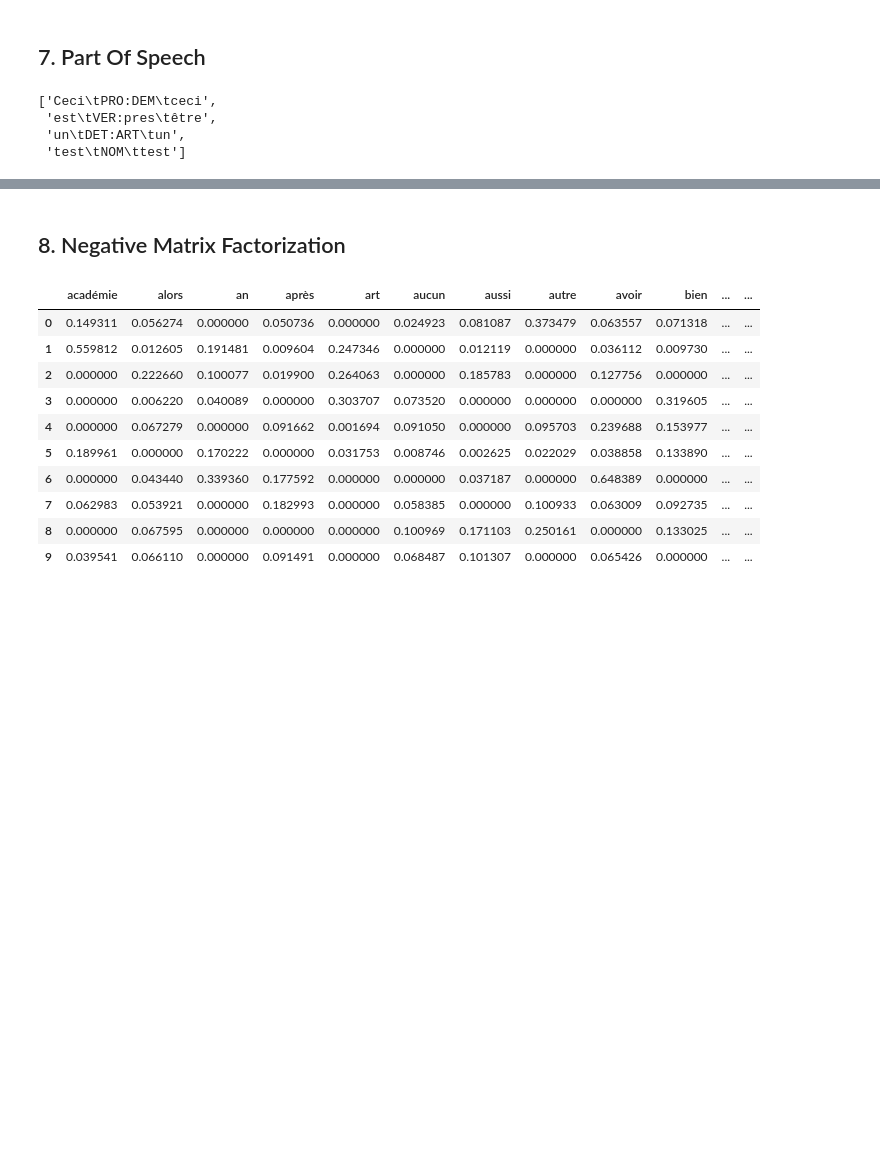
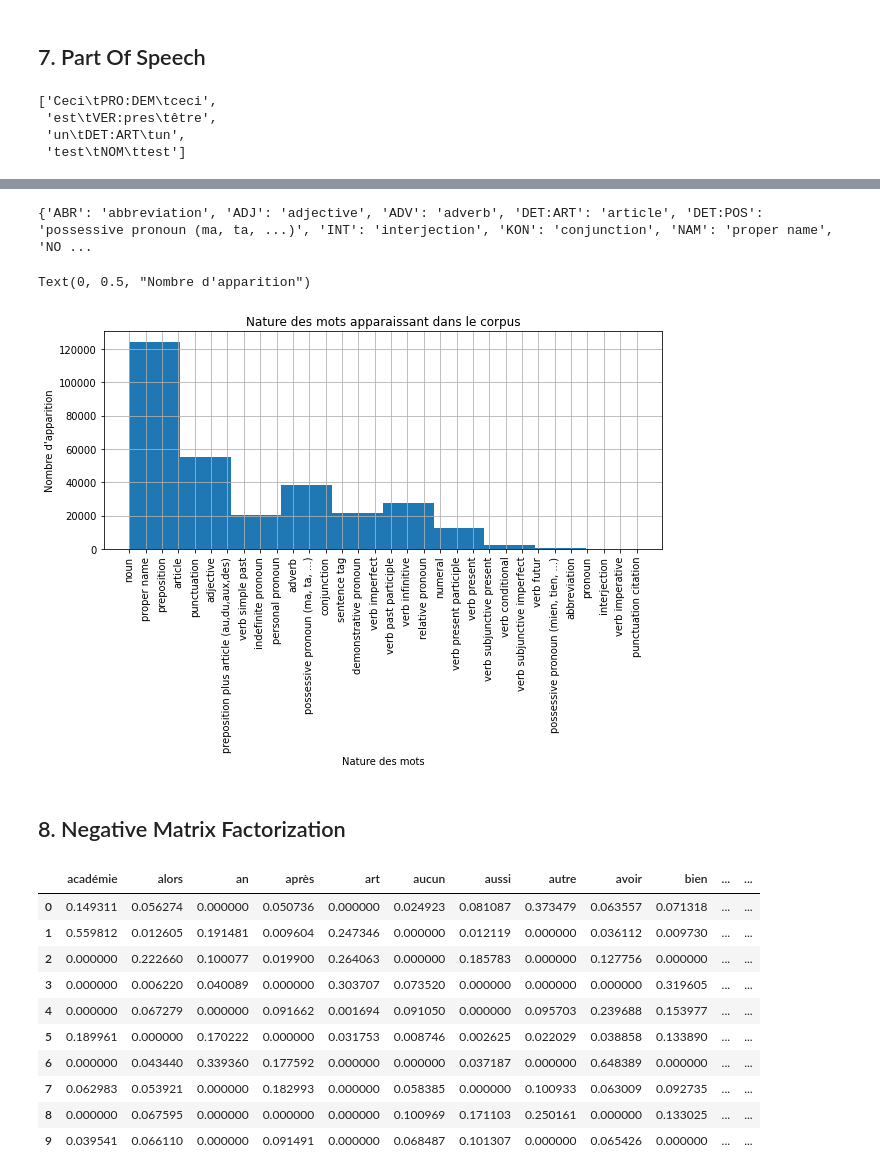
Before and after one commit to LHST-EPFL/eloge_academie, a Jupyter notebook: Code/Condorcet/Topic Modeling.ipynb, the cells around one changed output, grey strips where cells are left out. Saved outputs shown, nothing was run; the diff lists cells and outputs as text; code cells hidden in the pictures; blank space fills up the shorter version.

```diff
--- a/Code/Condorcet/Topic Modeling.ipynb
+++ b/Code/Condorcet/Topic Modeling.ipynb
@@ -367,3 +343,21 @@ https://github.com/MIND-Lab/OCTIS
+# %%
+df_cond['list_of_tags'] = df_cond['tags'].progress_apply(lambda x : [elem[1] for elem in x if len(elem)>2])
+# %%
+pos_tags = pd.read_csv('./../../Data/POS-tags.csv', header=None, index_col=0, squeeze=True).to_dict()
+print(pos_tags)
+# %% [output]
+{'ABR': 'abbreviation', 'ADJ': 'adjective', 'ADV': 'adverb', 'DET:ART': 'article', 'DET:POS': 'possessive pronoun (ma, ta, ...)', 'INT': 'interjection', 'KON': 'conjunction', 'NAM': 'proper name', 'NO ...
+# %%
+df_cond['list_of_tags'] = df_cond['list_of_tags'].apply(lambda x : [pos_tags[elem] for elem in x])
+# %%
+#plt.xticks(rotation='vertical')
+df_cond['list_of_tags'].apply(Series).stack().hist(figsize = (10,4), xrot = 90)
+plt.title('Nature des mots apparaissant dans le corpus')
+plt.xlabel('Nature des mots')
+plt.ylabel("Nombre d'apparition")
+# %% [output]
+Text(0, 0.5, "Nombre d'apparition")
+[figure, added]
 # %% [markdown]
 ## 8. Negative Matrix Factorization
 # %%
```
Also changed, not shown: parts of 38 cells of this notebook.
